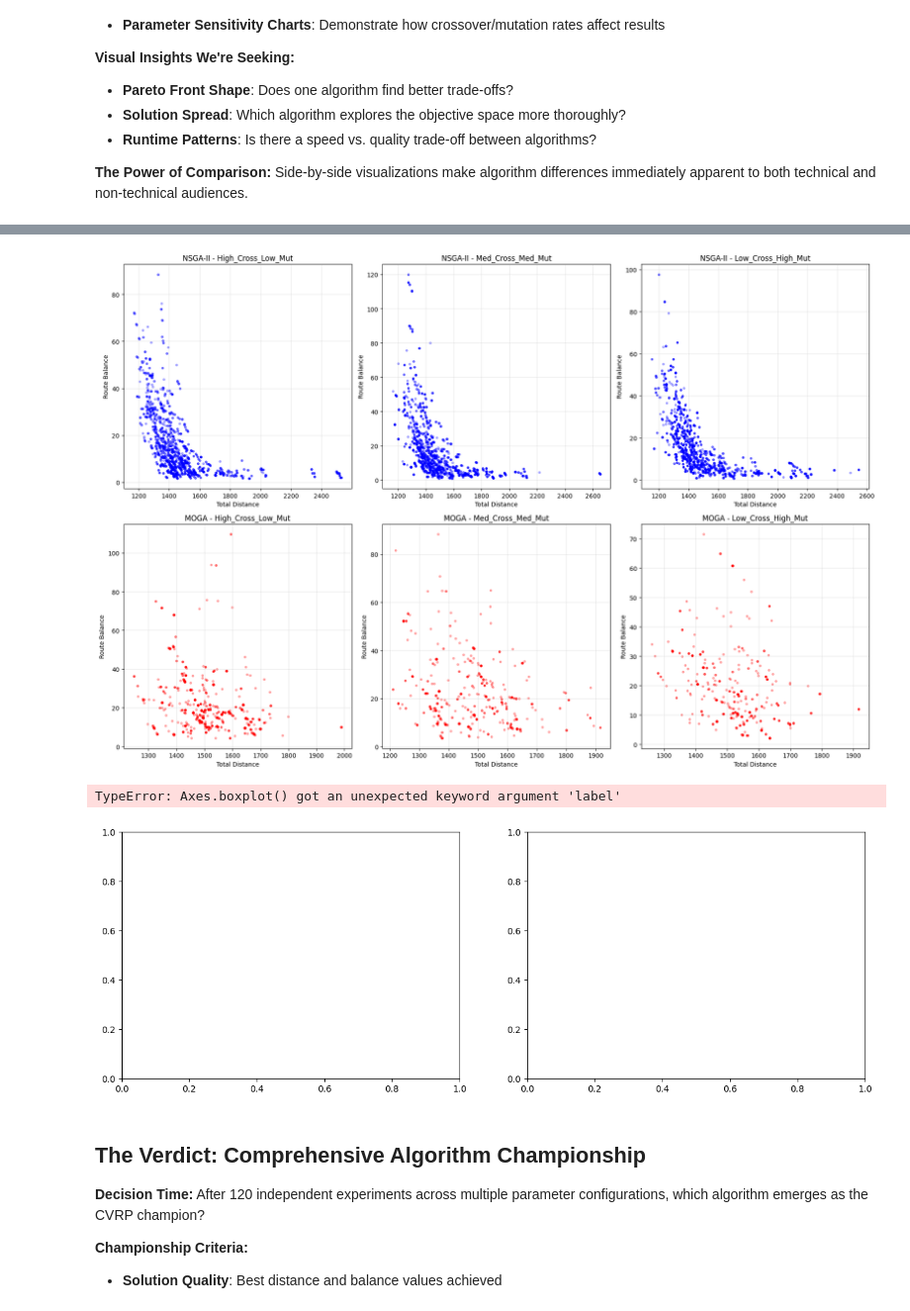
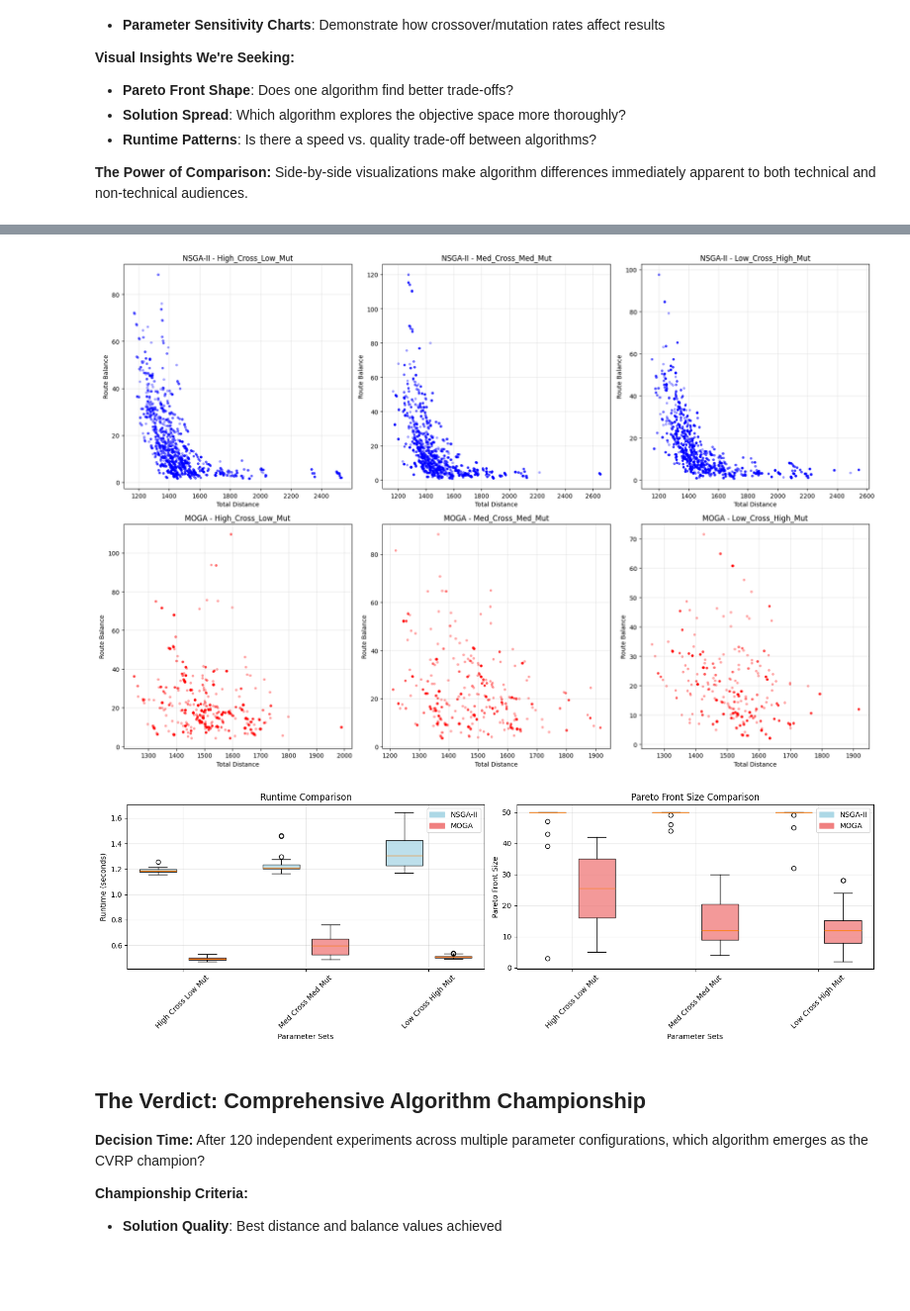
Before and after one commit to QuasimodoCodes/MID-TERM_P2, a Jupyter notebook: project/notebooks/small.ipynb, the cells around one changed output, grey strips where cells are left out. Shown at 99% size. Cells and saved outputs as stored; diff of their text form; code cells hidden in the pictures; blank space fills up the shorter version.

```diff
--- a/project/notebooks/small.ipynb
+++ b/project/notebooks/small.ipynb
@@ -1126,4 +1126,5 @@ MOGA: 277 total solutions found
 # %%
+import matplotlib.patches as mpatches
 # COMPREHENSIVE VISUALIZATIONS
 fig, axes = plt.subplots(2, 3, figsize=(18, 12))
 
@@ -1160,53 +1161,65 @@ for i, (param_name, nsga2_results) in enumerate(all_nsga2_results.items()):
 plt.tight_layout()
 plt.show()
 
-# Runtime comparison
+
+
+# Box plots for runtime and Pareto front size comparison
 fig, (ax1, ax2) = plt.subplots(1, 2, figsize=(15, 5))
 
-# Runtime box plots
 param_names = list(all_nsga2_results.keys())
 nsga2_runtimes = [[r['runtime'] for r in all_nsga2_results[name]] for name in param_names]
-moga_runtimes = [[r['runtime'] for r in all_moga_results[name]] for name in param_names]
+moga_runtimes  = [[r['runtime'] for r in all_moga_results[name]]  for name in param_names]
 
 positions1 = np.arange(len(param_names)) * 2
 positions2 = positions1 + 0.8
 
-ax1.boxplot(nsga2_runtimes, positions=positions1, widths=0.6, patch_artist=True,
-           boxprops=dict(facecolor='lightblue'), label='NSGA-II')
-ax1.boxplot(moga_runtimes, positions=positions2, widths=0.6, patch_artist=True,
-           boxprops=dict(facecolor='lightcoral'), label='MOGA')
+bp1 = ax1.boxplot(nsga2_runtimes, positions=positions1, widths=0.6, patch_artist=True)
+for box in bp1['boxes']:
+    box.set(facecolor='lightblue', alpha=0.8)
+
+bp2 = ax1.boxplot(moga_runtimes, positions=positions2, widths=0.6, patch_artist=True)
+for box in bp2['boxes']:
+    box.set(facecolor='lightcoral', alpha=0.8)
 
 ax1.set_xlabel('Parameter Sets')
 ax1.set_ylabel('Runtime (seconds)')
 ax1.set_title('Runtime Comparison')
 ax1.set_xticks(positions1 + 0.4)
-ax1.set_xticklabels([name.replace('_', ' ') for name in param_names], rotation=45)
-ax1.legend()
+ax1.set_xticklabels([name.replace('_',' ') for name in param_names], rotation=45)
 ax1.grid(True, alpha=0.3)
+ax1.legend(handles=[
+    mpatches.Patch(color='lightblue', label='NSGA-II'),
+    mpatches.Patch(color='lightcoral', label='MOGA')
+])
 
 # Pareto front size comparison
 nsga2_sizes = [[r['pareto_size'] for r in all_nsga2_results[name]] for name in param_names]
-moga_sizes = [[r['pareto_size'] for r in all_moga_results[name]] for name in param_names]
+moga_sizes  = [[r['pareto_size'] for r in all_moga_results[name]]  for name in param_names]
 
-ax2.boxplot(nsga2_sizes, positions=positions1, widths=0.6, patch_artist=True,
-           boxprops=dict(facecolor='lightblue'), label='NSGA-II')
-ax2.boxplot(moga_sizes, positions=positions2, widths=0.6, patch_artist=True,
-           boxprops=dict(facecolor='lightcoral'), label='MOGA')
+bp3 = ax2.boxplot(nsga2_sizes, positions=positions1, widths=0.6, patch_artist=True)
+for box in bp3['boxes']:
+    box.set(facecolor='lightblue', alpha=0.8)
+
+bp4 = ax2.boxplot(moga_sizes, positions=positions2, widths=0.6, patch_artist=True)
+for box in bp4['boxes']:
+    box.set(facecolor='lightcoral', alpha=0.8)
 
 ax2.set_xlabel('Parameter Sets')
 ax2.set_ylabel('Pareto Front Size')
 ax2.set_title('Pareto Front Size Comparison')
 ax2.set_xticks(positions1 + 0.4)
-ax2.set_xticklabels([name.replace('_', ' ') for name in param_names], rotation=45)
-ax2.legend()
+ax2.set_xticklabels([name.replace('_',' ') for name in param_names], rotation=45)
 ax2.grid(True, alpha=0.3)
+ax2.legend(handles=[
+    mpatches.Patch(color='lightblue', label='NSGA-II'),
+    mpatches.Patch(color='lightcoral', label='MOGA')
+])
 
 plt.tight_layout()
 plt.show()
 # %% [output]
 [figure]
-TypeError: Axes.boxplot() got an unexpected keyword argument 'label'
-[figure, old version]
+[figure, new version]
 # %% [markdown]
 ## The Verdict: Comprehensive Algorithm Championship
 
```
Also changed, not shown: parts of 3 cells of this notebook, 3 other files.
